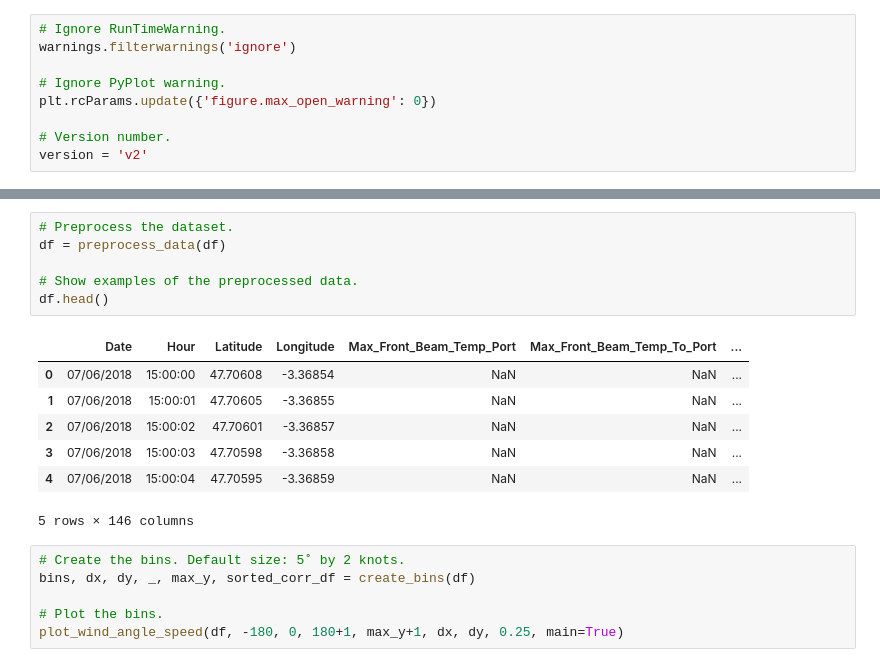
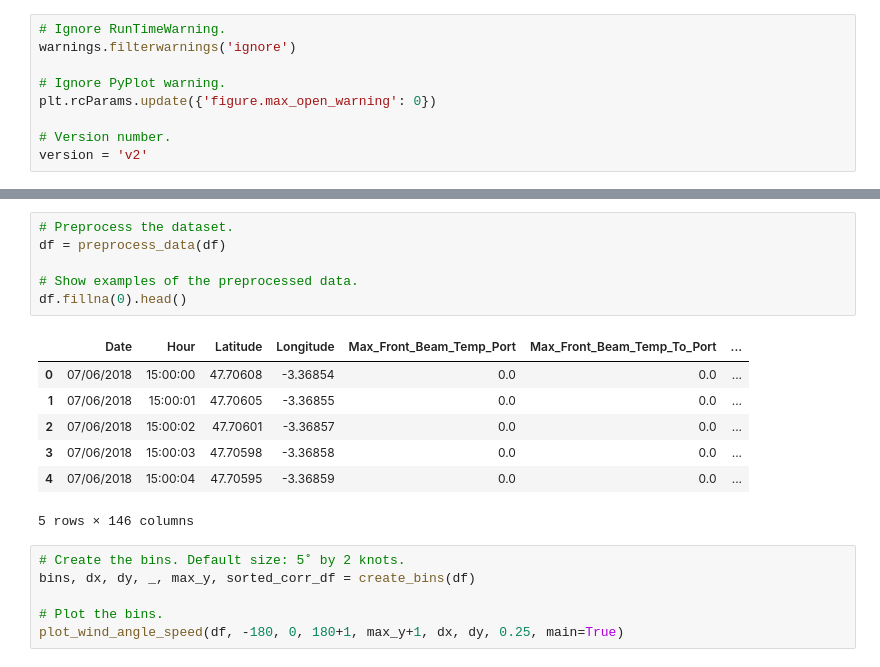
Before and after one commit to mickeycj/france-internship-project, a Jupyter notebook: plot_bins.ipynb, the cells around one changed output, grey strips where cells are left out. Drawn from its saved outputs; the diff is of its cells as text.

```diff
--- a/plot_bins.ipynb
+++ b/plot_bins.ipynb
@@ -143,16 +160,16 @@ df.head()
 # %%
 # Preprocess the dataset.
 df = preprocess_data(df)
 
 # Show examples of the preprocessed data.
-df.head()
+df.fillna(0).head()
 # %% [output]
 |  | Date | Hour | Latitude | Longitude | Max_Front_Beam_Temp_Port | Max_Front_Beam_Temp_To_Port | ... |
-| 0 | 07/06/2018 | 15:00:00 | 47.70608 | -3.36854 | NaN | NaN | ... |
-| 1 | 07/06/2018 | 15:00:01 | 47.70605 | -3.36855 | NaN | NaN | ... |
-| 2 | 07/06/2018 | 15:00:02 | 47.70601 | -3.36857 | NaN | NaN | ... |
-| 3 | 07/06/2018 | 15:00:03 | 47.70598 | -3.36858 | NaN | NaN | ... |
-| 4 | 07/06/2018 | 15:00:04 | 47.70595 | -3.36859 | NaN | NaN | ... |
+| 0 | 07/06/2018 | 15:00:00 | 47.70608 | -3.36854 | 0.0 | 0.0 | ... |
+| 1 | 07/06/2018 | 15:00:01 | 47.70605 | -3.36855 | 0.0 | 0.0 | ... |
+| 2 | 07/06/2018 | 15:00:02 | 47.70601 | -3.36857 | 0.0 | 0.0 | ... |
+| 3 | 07/06/2018 | 15:00:03 | 47.70598 | -3.36858 | 0.0 | 0.0 | ... |
+| 4 | 07/06/2018 | 15:00:04 | 47.70595 | -3.36859 | 0.0 | 0.0 | ... |
 5 rows × 146 columns
 # %%
 # Create the bins. Default size: 5˚ by 2 knots.
```
Also changed, not shown: parts of 2 cells of this notebook.
